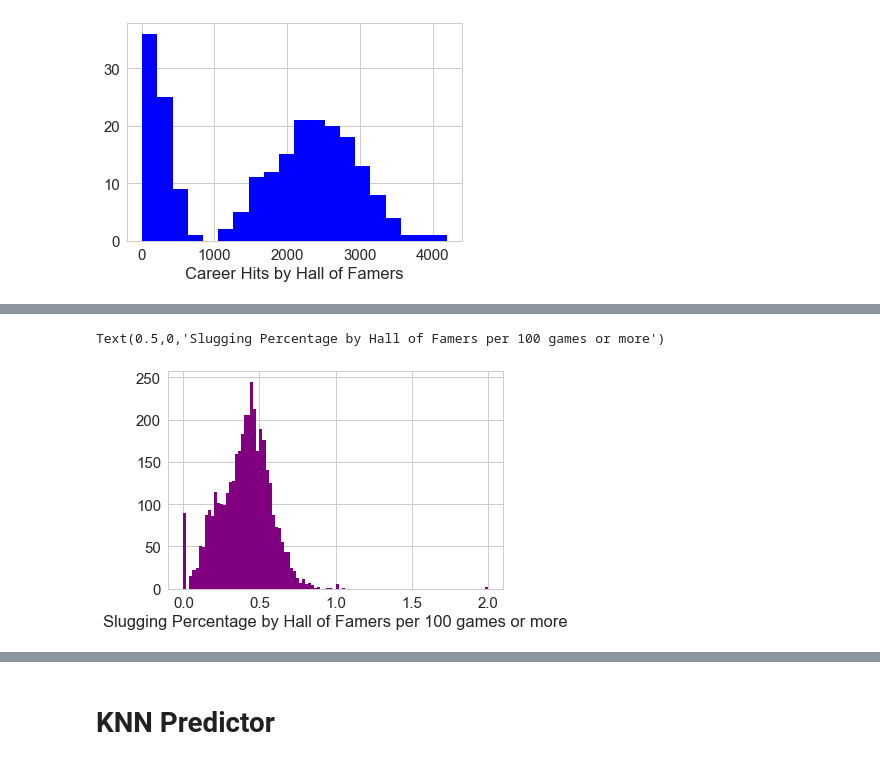
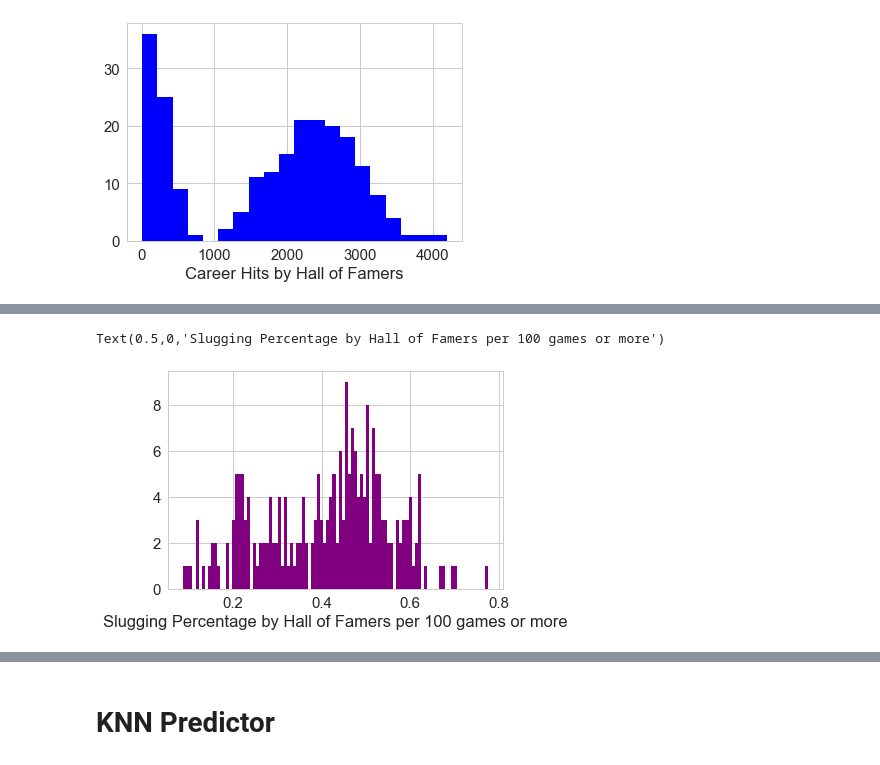
Before and after one commit to ezzanger/Advanced-Regression-Dills, a Jupyter notebook: Capstone Unit 3.ipynb, the cells around one changed output, grey strips where cells are left out. Drawn from its saved outputs; the diff is of its cells as text; code cells hidden in the pictures.

```diff
--- a/Capstone Unit 3.ipynb
+++ b/Capstone Unit 3.ipynb
@@ -111,3 +60,0 @@ HOF
-# %%
-hofn = HOF.loc[lambda HOF: HOF['inducted'] == 'N', :]
-hofy = HOF.loc[lambda HOF: HOF['inducted'] == 'Y', :]
@@ -283,7 +208,7 @@ Text(0.5,0,'OBP by Hall of Famers')
 # %%
-plt.hist(MasterID['slug'].dropna(),bins=100, color = 'purple')
-plt.xlabel('Slugging Percentage by Hall of Famers per 100 games or more')
+plt.hist(careerstats['slug'].dropna(),bins=100, color = 'purple')
+plt.xlabel('Slugging Percentage by Hall of Famers')
 # %% [output]
 Text(0.5,0,'Slugging Percentage by Hall of Famers per 100 games or more')
-[figure, old version]
+[figure, new version]
 # %%
```
Also changed, not shown: parts of 72 cells of this notebook.
